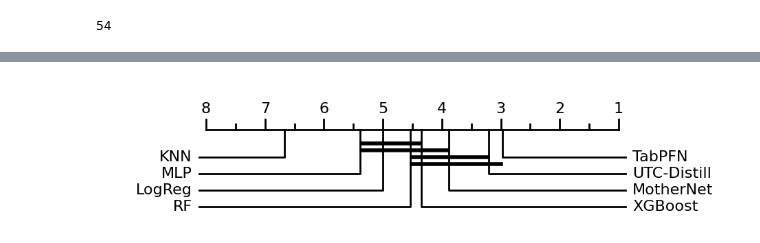
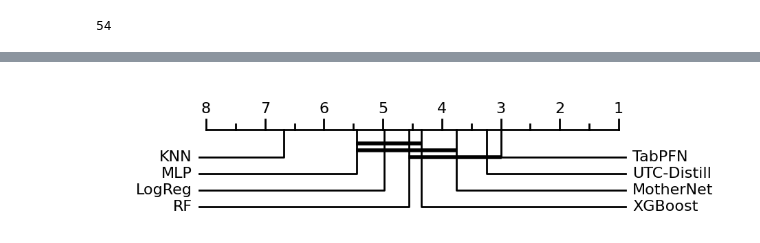
Before and after one commit to microsoft/ticl, a Jupyter notebook: tabpfn/RunFullDatasetAnalyses-clean-validation.ipynb, the cells around one changed output, grey strips where cells are left out. Drawn from its saved outputs; the diff is of its cells as text; code cells hidden in the pictures.

```diff
--- a/tabpfn/RunFullDatasetAnalyses-clean-validation.ipynb
+++ b/tabpfn/RunFullDatasetAnalyses-clean-validation.ipynb
@@ -354,7 +316,7 @@ with open("results_validation_post_refactor.pickle", "wb") as f:
 # %%
 results_df.to_csv("results_validation_post_refactor.csv")
 # %%
-results_df['model'] = results_df.model.replace({'knn': "KNN", 'rf_new_params': 'RF','mothernet_01_07_16_e1720_cpu_ensemble3': 'MotherNet CPU', 'mothernet_01_07_16_e1720_gpu_ensemble3': 'MotherNet GPU', 'mlp': "MLP", 'transformer': 'TabPFN GPU', 'transformer_gpu_timing': 'TabPFN GPU','distilled_tabpfn_two_layer_reproduce_gpu_ensemble_3': 'UTC-Distill GPU', 'xgb':'XGBoost', 'logistic': 'LogReg', 'distilled_tabpfn_two_layer_reproduce_cpu_ensemble_3':'UTC-Distill CPU'})
+results_df['model'] = results_df.model.replace({'knn': "KNN", 'rf_new_params': 'RF','mothernet_01_07_16_e1720_cpu_ensemble3_prescaling': 'MotherNet CPU', 'mothernet_01_07_16_e1720_gpu_ensemble3_gpu_inference_fixed': 'MotherNet GPU', 'mlp': "MLP", 'transformer': 'TabPFN GPU', 'transformer_gpu_timing': 'TabPFN GPU','distilled_tabpfn_two_layer_reproduce_gpu_ensemble_3_fixed': 'UTC-Distill GPU', 'xgb':'XGBoost', 'logistic': 'LogReg', 'distilled_tabpfn_two_layer_reproduce_cpu_ensemble_3':'UTC-Distill CPU'})
 # %%
 compare_splits = results_df.groupby(["model", "split", "max_time"])['mean_metric'].mean().reset_index()
 
@@ -429,9 +374,4 @@ combined_best
 # %%
 from tabpfn.scripts.critical_differences import draw_cd_diagram
-def remove_device_from_frame(df):
-    res = df.copy()
-    res = res[~res.model.str.contains("CPU")]
-    res['model'] = res['model'].str.replace(" GPU", "")
-    return res
-res = draw_cd_diagram(remove_device_from_frame(results_without_device), dataset_column="dataset", classifier_column="model", metric_column="mean_metric");
+res = draw_cd_diagram(remove_device_from_frame(combined_best), dataset_column="dataset", classifier_column="model", metric_column="mean_metric");
 # %% [output]
@@ -438,4 +380,4 @@ res = draw_cd_diagram(remove_device_from_frame(results_without_device), dataset_
-[figure, old version]
+[figure, new version]
 # %%
 results_for_ranking = results_df.pivot(index="max_time", columns=["dataset", "split", "model"], values="mean_metric").ffill()
 
```
Also changed, not shown: parts of 12 cells of this notebook, 1 other file.
